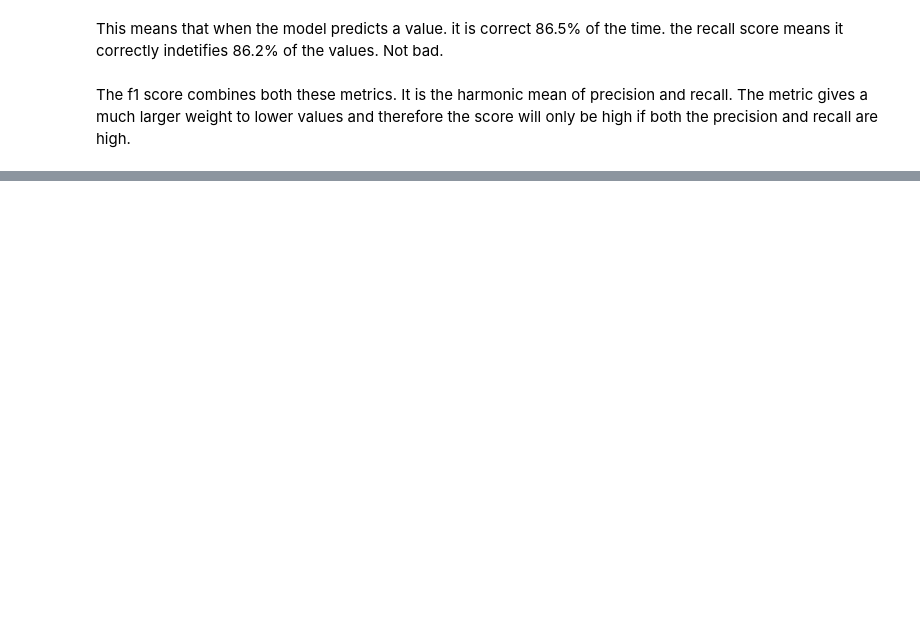
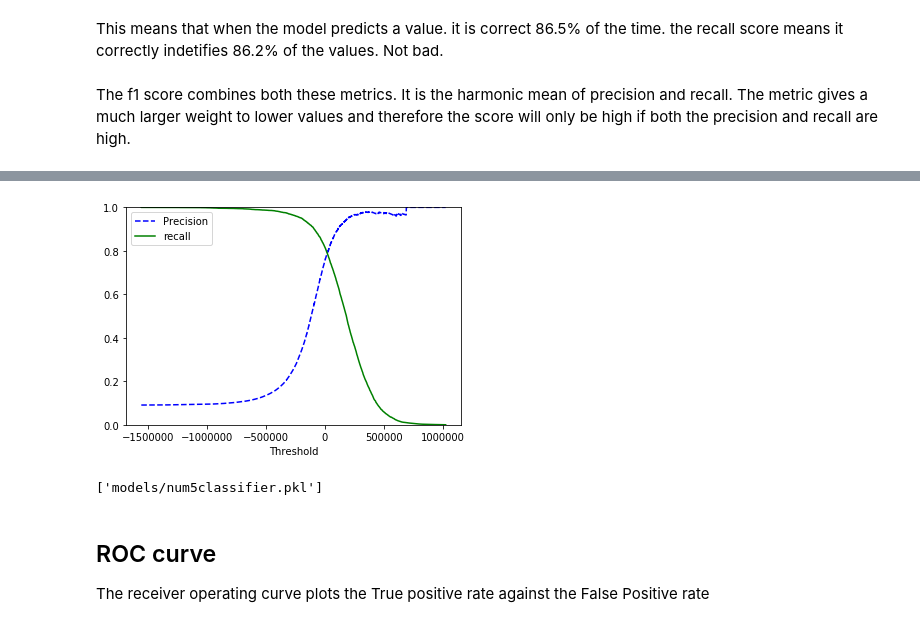
Before and after one commit to oeg1n18/ML_Projects, a Jupyter notebook: MNIST.ipynb, the cells around one changed output, grey strips where cells are left out. Cells and saved outputs as stored; diff of their text form; code cells hidden in the pictures; blank space fills up the shorter version.

```diff
--- a/MNIST.ipynb
+++ b/MNIST.ipynb
@@ -152,0 +174,5 @@ f1 score is high when the recall and precision are equal. This however may not a
+# %%
+bin_clas = SGDClassifier(random_state=19)
+# %%
+bin_target = (data_dict['Y_train']=='5')
+bin_clas.fit(data_dict['X_train'], bin_target)
@@ -152,0 +206,18 @@ f1 score is high when the recall and precision are equal. This however may not a
+# %%
+def plt_precision_recall(precisions, recalls, thresholds):
+    plt.plot(thresholds, precisions[:-1], "b--", label="Precision")
+    plt.plot(thresholds, recalls[:-1], "g-", label="recall")
+    plt.xlabel("Threshold")
+    plt.ylim(0,1)
+    plt.legend()
+# %%
+plt_precision_recall(precisions, recalls, thresholds)
+# %% [output]
+[figure, added]
+# %%
+joblib.dump(bin_clas, "models/num5classifier.pkl")
+# %% [output]
+['models/num5classifier.pkl']
+# %% [markdown]
+## ROC curve
+The receiver operating curve plots the True positive rate against the False Positive rate
```
Also changed, not shown: parts of 38 cells of this notebook, 12 other files.
